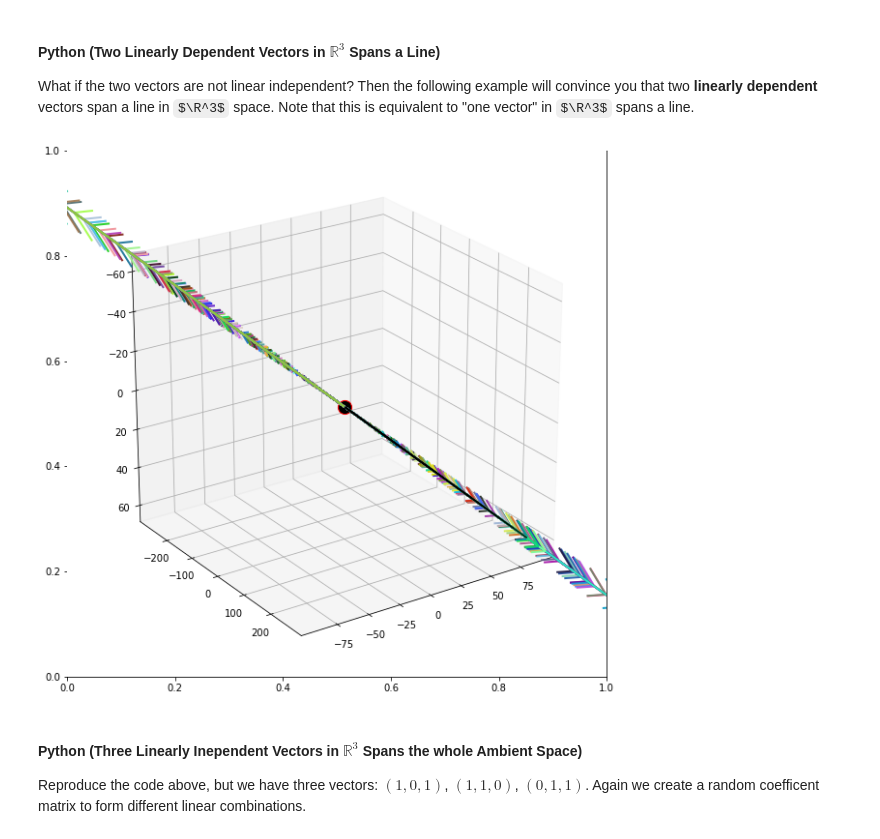
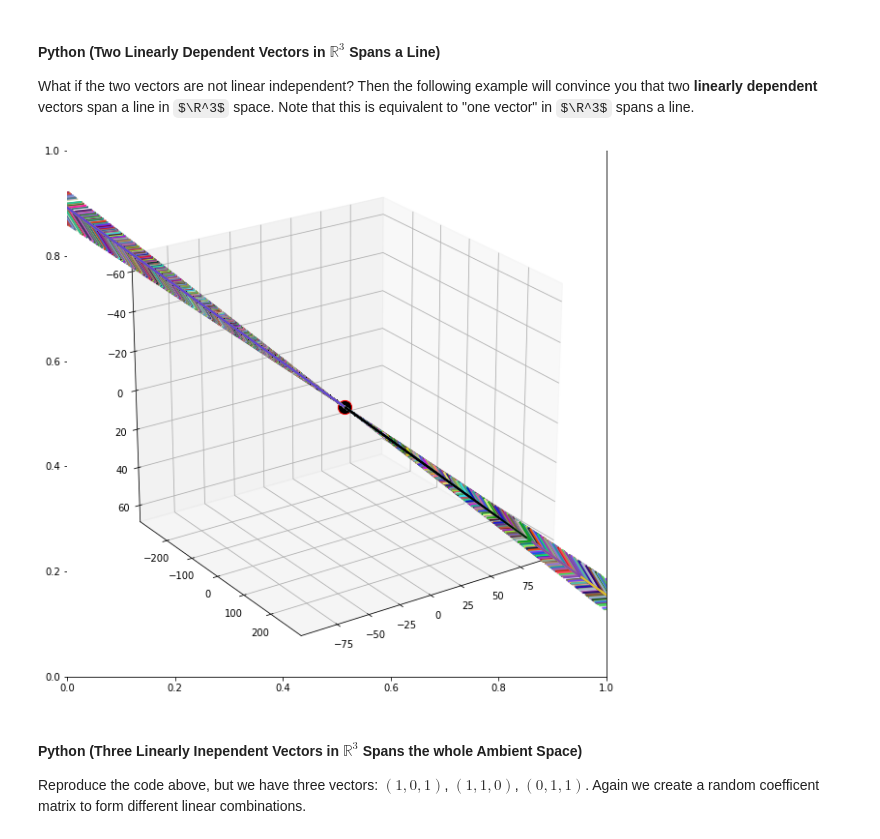
Before and after one commit to ghnreigns/reighns-ml-website, a Jupyter notebook: docs/mathematics/linear_algebra/04_linear_algebra_vector_spaces_vector_span.ipynb, the cells around one changed output. Drawn from its saved outputs; the diff is of its cells as text; code cells hidden in the pictures; some formulas as TeX source.

```diff
--- a/docs/mathematics/linear_algebra/04_linear_algebra_vector_spaces_vector_span.ipynb
+++ b/docs/mathematics/linear_algebra/04_linear_algebra_vector_spaces_vector_span.ipynb
@@ -200,8 +264,10 @@ import numpy as np
 import matplotlib.pyplot as plt
 from typing import List, Union, Tuple
 
+# The plane spanned by {[3,9,2], [1,7,5]}
+
 A = np.array([[3, 9, 2], [1, 7, 5]]).T
-B = 10 * np.random.randn(2, 300)  # i = 300, i.e. 300 random weight vectors
+B = 10 * np.random.randn(2, 3000)  # i = 300, i.e. 300 random weight vectors
 vecs = A @ B
 
 s = np.linspace(-10, 10, 10)
@@ -247,8 +313,11 @@ plt.show()
 
 What if the two vectors are not linear independent? Then the following example will convince you that two **linearly dependent** vectors span a line in $\R^3$ space. Note that this is equivalent to "one vector" in $\R^3$ spans a line.
 # %%
+# Although spanned by 2 vectors, but actually reduces to 1 vector.
+# So it is a line.
+
 A = np.array([[3, 9, 2], [6, 18, 4]]).T
-B = 10 * np.random.randn(2, 300)  # i = 300, i.e. 300 random weight vectors
+B = 10 * np.random.randn(2, 3000)  # i = 300, i.e. 300 random weight vectors
 vecs = A @ B
 
 s = np.linspace(-10, 10, 10)
@@ -261,34 +330,35 @@ Y = 9 * S + 18 * T
 Z = 2 * S + 4 * T
 
 fig, ax = plt.subplots(figsize=(10, 10))
 ax = fig.add_subplot(projection="3d")
 ax.plot_wireframe(X, Y, Z, linewidth=1.5, color="k", alpha=0.6)
 ax.scatter(0, 0, 0, s=200, ec="red", fc="black")
 
 colors = np.random.rand(vecs.shape[1], 3)
 for i in range(vecs.shape[1]):
     vec = np.array([[0, 0, 0, vecs[0, i], vecs[1, i], vecs[2, i]]])
     X, Y, Z, U, V, W = zip(*vec)
     ax.quiver(
         X,
         Y,
         Z,
         U,
         V,
         W,
         length=1,
         color=colors[i],
         normalize=False,
         arrow_length_ratio=0.07,
         pivot="tail",
         linestyles="solid",
         linewidths=2,
         alpha=0.9,
     )
 ax.view_init(elev=-156, azim=-56)
+fig.savefig("span_line.svg", format="svg", dpi=600)
 plt.show()
 # %% [output]
-[figure, old version]
+[figure, new version]
 # %% [markdown]
 #### Python (Three Linearly Inependent Vectors in $\mathbb R^3$ Spans the whole Ambient Space)
 
```
Also changed, not shown: parts of 5 cells of this notebook, 4 other files.
